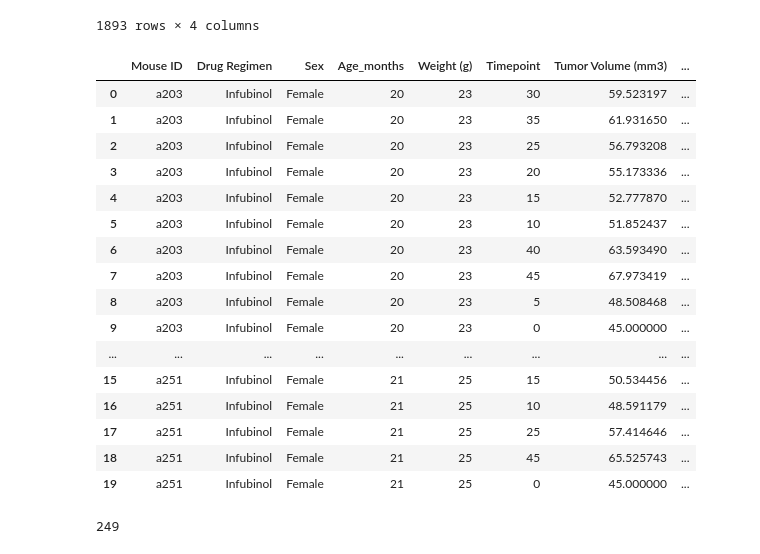
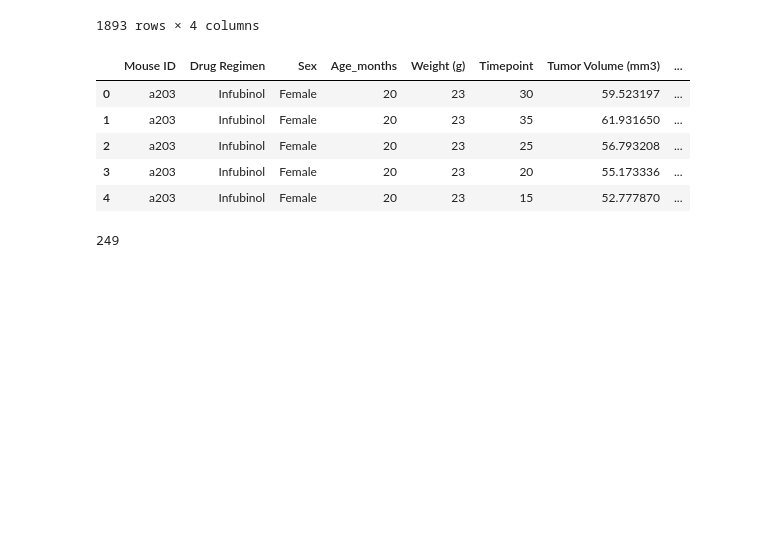
Before and after one commit to LaurenGT/pymaceuticals_analysis, a Jupyter notebook: pymaceuticals_starter.ipynb, the cells around one changed output. Saved outputs shown, nothing was run; the diff lists cells and outputs as text; code cells hidden in the pictures; blank space fills up the shorter version.

```diff
--- a/pymaceuticals_starter.ipynb
+++ b/pymaceuticals_starter.ipynb
@@ -48,26 +48,15 @@ study_results
 # %%
 # Combine the data into a single dataset
 combined_results = pd.merge(mouse_metadata, study_results, how="outer", on="Mouse ID").sort_values("Mouse ID", ascending=True, ignore_index=True)
 
 # Display the data table for preview
-combined_results.head(20)
+combined_results.head(5)
 # %% [output]
 |  | Mouse ID | Drug Regimen | Sex | Age_months | Weight (g) | Timepoint | Tumor Volume (mm3) | ... |
 | 0 | a203 | Infubinol | Female | 20 | 23 | 30 | 59.523197 | ... |
 | 1 | a203 | Infubinol | Female | 20 | 23 | 35 | 61.931650 | ... |
 | 2 | a203 | Infubinol | Female | 20 | 23 | 25 | 56.793208 | ... |
 | 3 | a203 | Infubinol | Female | 20 | 23 | 20 | 55.173336 | ... |
 | 4 | a203 | Infubinol | Female | 20 | 23 | 15 | 52.777870 | ... |
-| 5 | a203 | Infubinol | Female | 20 | 23 | 10 | 51.852437 | ... |
-| 6 | a203 | Infubinol | Female | 20 | 23 | 40 | 63.593490 | ... |
-| 7 | a203 | Infubinol | Female | 20 | 23 | 45 | 67.973419 | ... |
-| 8 | a203 | Infubinol | Female | 20 | 23 | 5 | 48.508468 | ... |
-| 9 | a203 | Infubinol | Female | 20 | 23 | 0 | 45.000000 | ... |
-| ... | ... | ... | ... | ... | ... | ... | ... | ... |
-| 15 | a251 | Infubinol | Female | 21 | 25 | 15 | 50.534456 | ... |
-| 16 | a251 | Infubinol | Female | 21 | 25 | 10 | 48.591179 | ... |
-| 17 | a251 | Infubinol | Female | 21 | 25 | 25 | 57.414646 | ... |
-| 18 | a251 | Infubinol | Female | 21 | 25 | 45 | 65.525743 | ... |
-| 19 | a251 | Infubinol | Female | 21 | 25 | 0 | 45.000000 | ... |
 # %%
 # Checking the number of mice.
```
Also changed, not shown: parts of 5 cells of this notebook.
